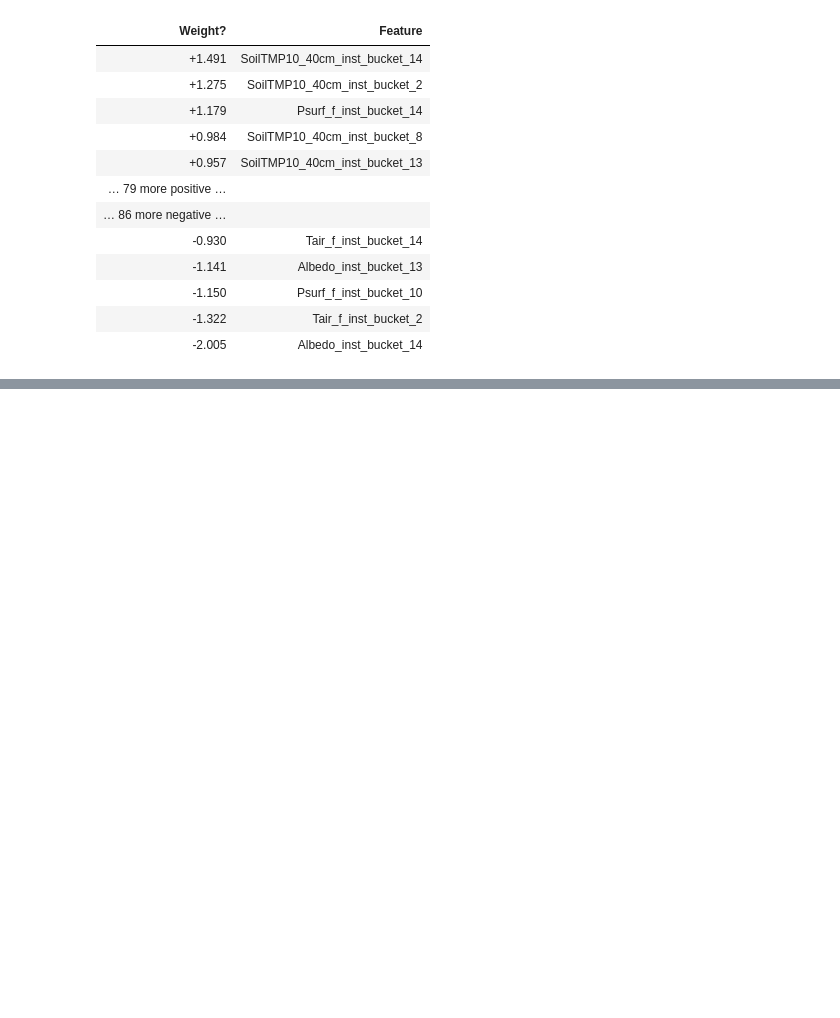
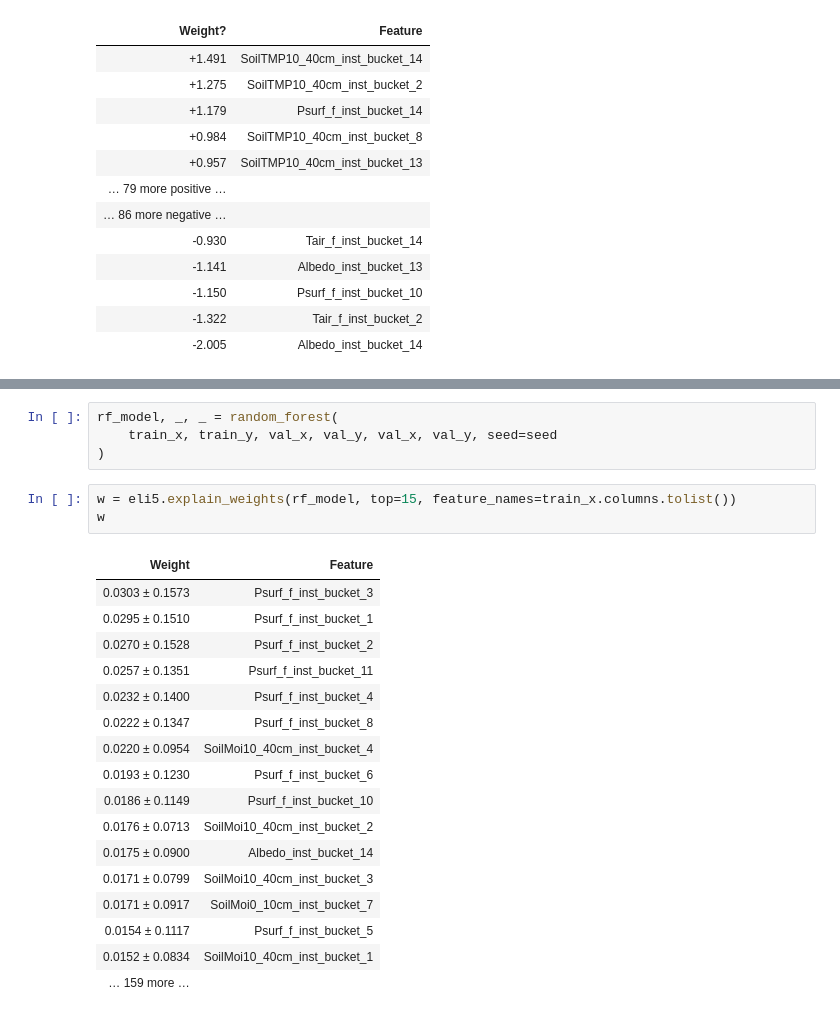
Before and after one commit to instadeepai/locust-predict, a Jupyter notebook: notebooks/Data-Generation-Interpretation.ipynb, the cells around one changed output, grey strips where cells are left out. Cells and saved outputs as stored; diff of their text form; blank space fills up the shorter version.

```diff
--- a/notebooks/Data-Generation-Interpretation.ipynb
+++ b/notebooks/Data-Generation-Interpretation.ipynb
@@ -128,0 +183,25 @@ shap.plots.beeswarm(shap_values)
+# %%
+rf_model, _, _ = random_forest(
+    train_x, train_y, val_x, val_y, val_x, val_y, seed=seed
+)
+# %%
+w = eli5.explain_weights(rf_model, top=15, feature_names=train_x.columns.tolist())
+w
+# %% [output]
+| Weight | Feature |
+| 0.0303 ± 0.1573 | Psurf_f_inst_bucket_3 |
+| 0.0295 ± 0.1510 | Psurf_f_inst_bucket_1 |
+| 0.0270 ± 0.1528 | Psurf_f_inst_bucket_2 |
+| 0.0257 ± 0.1351 | Psurf_f_inst_bucket_11 |
+| 0.0232 ± 0.1400 | Psurf_f_inst_bucket_4 |
+| 0.0222 ± 0.1347 | Psurf_f_inst_bucket_8 |
+| 0.0220 ± 0.0954 | SoilMoi10_40cm_inst_bucket_4 |
+| 0.0193 ± 0.1230 | Psurf_f_inst_bucket_6 |
+| 0.0186 ± 0.1149 | Psurf_f_inst_bucket_10 |
+| 0.0176 ± 0.0713 | SoilMoi10_40cm_inst_bucket_2 |
+| 0.0175 ± 0.0900 | Albedo_inst_bucket_14 |
+| 0.0171 ± 0.0799 | SoilMoi10_40cm_inst_bucket_3 |
+| 0.0171 ± 0.0917 | SoilMoi0_10cm_inst_bucket_7 |
+| 0.0154 ± 0.1117 | Psurf_f_inst_bucket_5 |
+| 0.0152 ± 0.0834 | SoilMoi10_40cm_inst_bucket_1 |
+| … 159 more … |  |
```
Also changed, not shown: parts of 13 cells of this notebook.
